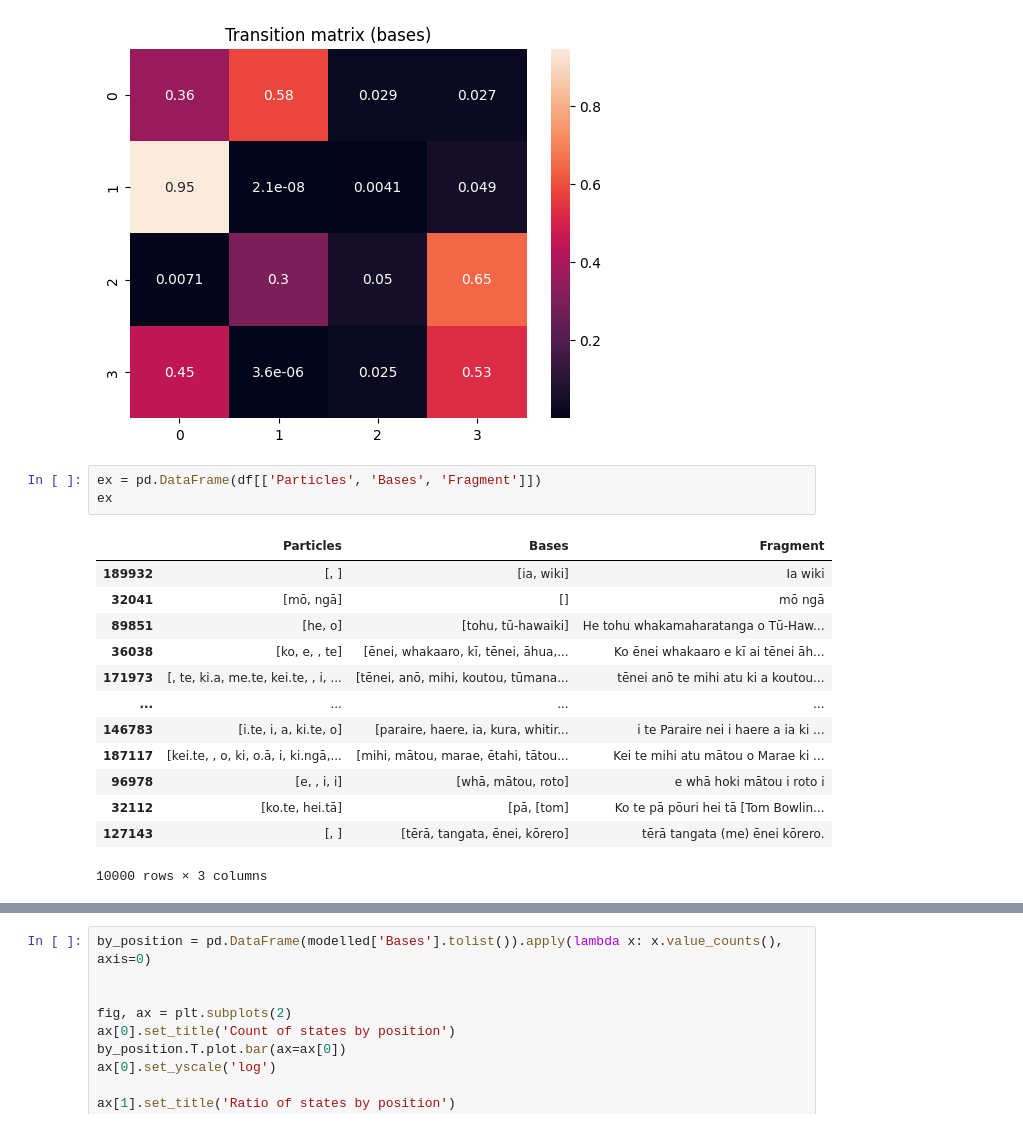
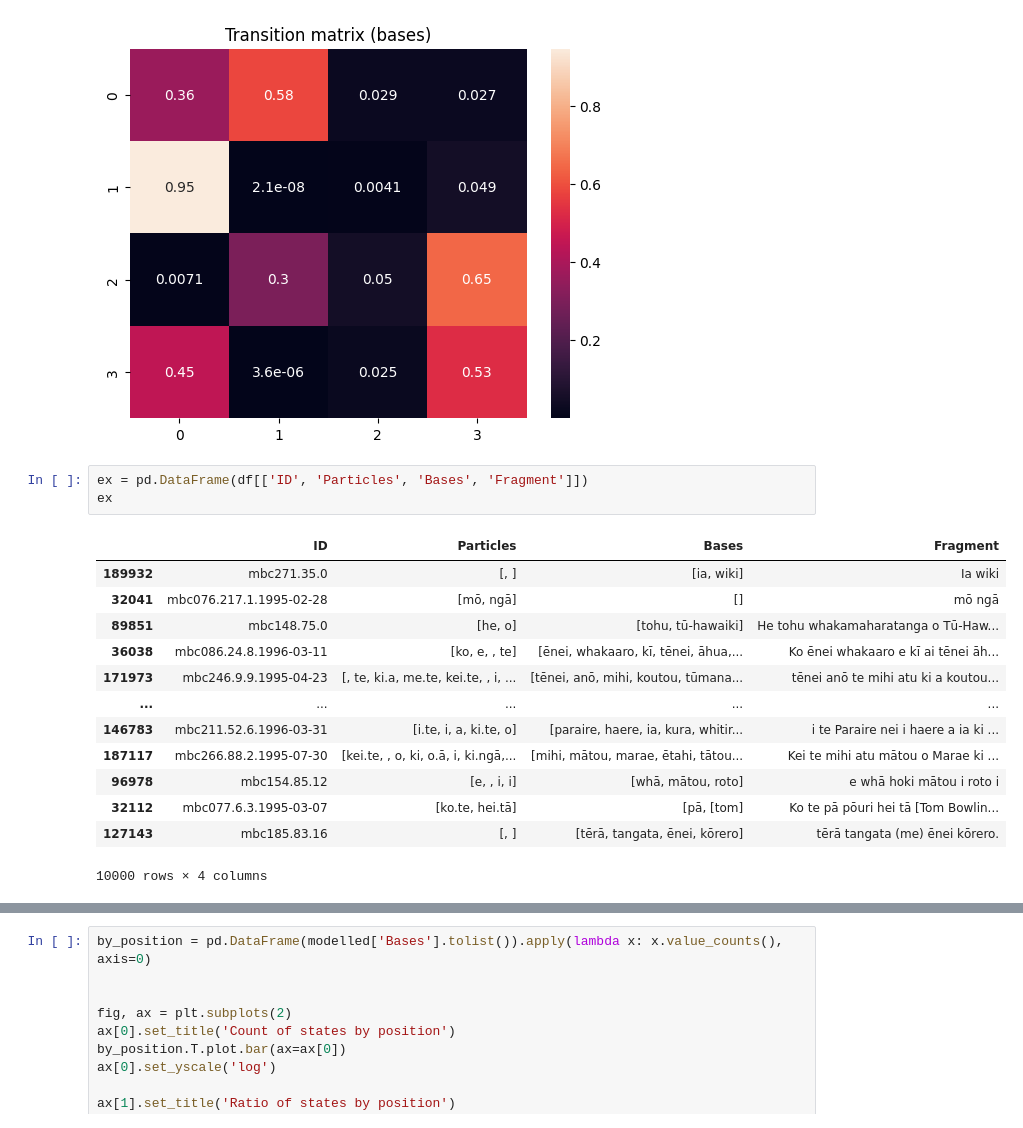
Before and after one commit to connor-taylorbrown/trm-parser, a Jupyter notebook: markov.ipynb, the cells around one changed output, grey strips where cells are left out. Saved outputs shown, nothing was run; the diff lists cells and outputs as text.

```diff
--- a/markov.ipynb
+++ b/markov.ipynb
@@ -195,22 +195,22 @@ plt.show()
 # %% [output]
 [figure]
 # %%
-ex = pd.DataFrame(df[['Particles', 'Bases', 'Fragment']])
+ex = pd.DataFrame(df[['ID', 'Particles', 'Bases', 'Fragment']])
 ex
 # %% [output]
-|  | Particles | Bases | Fragment |
-| 189932 | [, ] | [ia, wiki] | Ia wiki |
-| 32041 | [mō, ngā] | [] | mō ngā |
-| 89851 | [he, o] | [tohu, tū-hawaiki] | He tohu whakamaharatanga o Tū-Haw... |
-| 36038 | [ko, e, , te] | [ēnei, whakaaro, kī, tēnei, āhua,... | Ko ēnei whakaaro e kī ai tēnei āh... |
-| 171973 | [, te, ki.a, me.te, kei.te, , i, ... | [tēnei, anō, mihi, koutou, tūmana... | tēnei anō te mihi atu ki a koutou... |
-| ... | ... | ... | ... |
-| 146783 | [i.te, i, a, ki.te, o] | [paraire, haere, ia, kura, whitir... | i te Paraire nei i haere a ia ki ... |
-| 187117 | [kei.te, , o, ki, o.ā, i, ki.ngā,... | [mihi, mātou, marae, ētahi, tātou... | Kei te mihi atu mātou o Marae ki ... |
-| 96978 | [e, , i, i] | [whā, mātou, roto] | e whā hoki mātou i roto i |
-| 32112 | [ko.te, hei.tā] | [pā, [tom] | Ko te pā pōuri hei tā [Tom Bowlin... |
-| 127143 | [, ] | [tērā, tangata, ēnei, kōrero] | tērā tangata (me) ēnei kōrero. |
+|  | ID | Particles | Bases | Fragment |
+| 189932 | mbc271.35.0 | [, ] | [ia, wiki] | Ia wiki |
+| 32041 | mbc076.217.1.1995-02-28 | [mō, ngā] | [] | mō ngā |
+| 89851 | mbc148.75.0 | [he, o] | [tohu, tū-hawaiki] | He tohu whakamaharatanga o Tū-Haw... |
+| 36038 | mbc086.24.8.1996-03-11 | [ko, e, , te] | [ēnei, whakaaro, kī, tēnei, āhua,... | Ko ēnei whakaaro e kī ai tēnei āh... |
+| 171973 | mbc246.9.9.1995-04-23 | [, te, ki.a, me.te, kei.te, , i, ... | [tēnei, anō, mihi, koutou, tūmana... | tēnei anō te mihi atu ki a koutou... |
+| ... | ... | ... | ... | ... |
+| 146783 | mbc211.52.6.1996-03-31 | [i.te, i, a, ki.te, o] | [paraire, haere, ia, kura, whitir... | i te Paraire nei i haere a ia ki ... |
+| 187117 | mbc266.88.2.1995-07-30 | [kei.te, , o, ki, o.ā, i, ki.ngā,... | [mihi, mātou, marae, ētahi, tātou... | Kei te mihi atu mātou o Marae ki ... |
+| 96978 | mbc154.85.12 | [e, , i, i] | [whā, mātou, roto] | e whā hoki mātou i roto i |
+| 32112 | mbc077.6.3.1995-03-07 | [ko.te, hei.tā] | [pā, [tom] | Ko te pā pōuri hei tā [Tom Bowlin... |
+| 127143 | mbc185.83.16 | [, ] | [tērā, tangata, ēnei, kōrero] | tērā tangata (me) ēnei kōrero. |
-10000 rows × 3 columns
+10000 rows × 4 columns
 # %%
 def predict(model: CategoricalHMM, df: pd.DataFrame, col, f):
     order = f(col)
```
Also changed, not shown: parts of 2 cells of this notebook, 4 other files.
